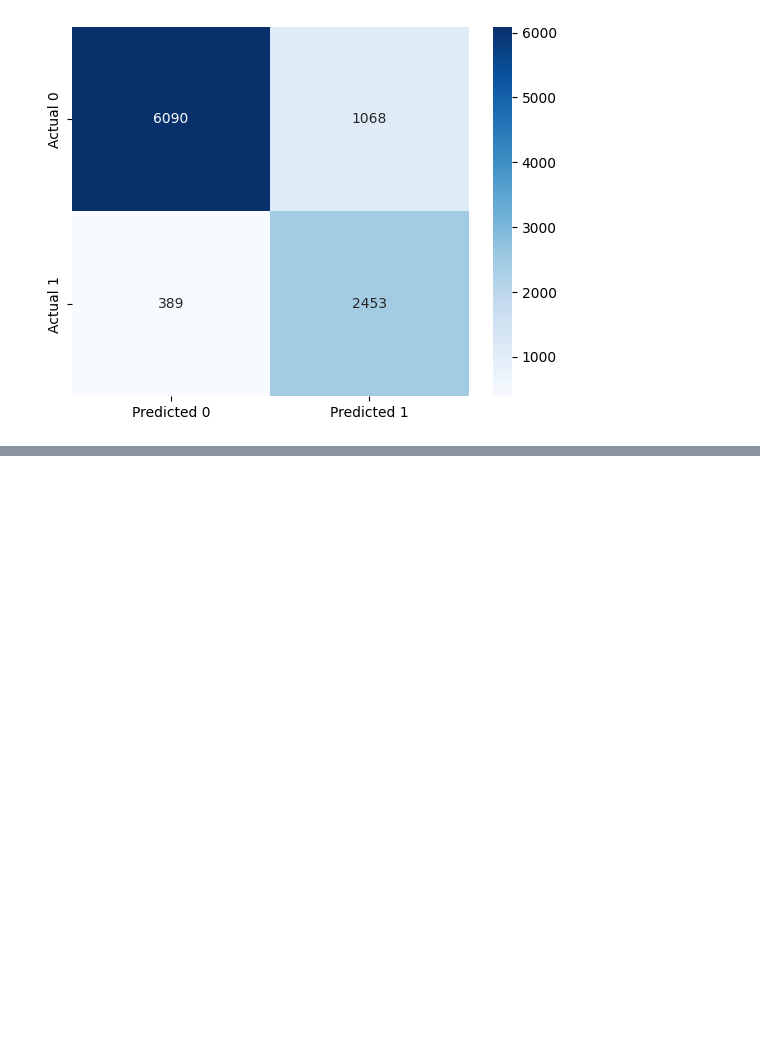
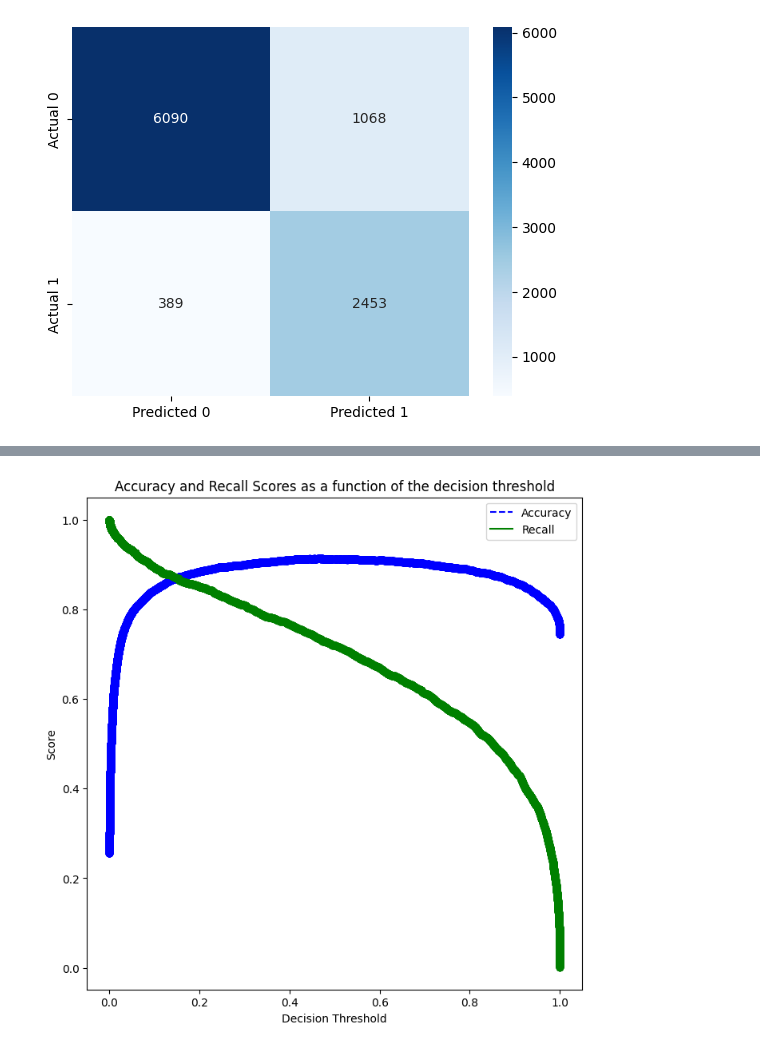
Before and after one commit to LinhNgaNguyen/STAT303-3-Project, a Jupyter notebook: Logistic_Regression.ipynb, the cells around one changed output, grey strips where cells are left out. Cells and saved outputs as stored; diff of their text form; code cells hidden in the pictures; blank space fills up the shorter version.

```diff
--- a/Logistic_Regression.ipynb
+++ b/Logistic_Regression.ipynb
@@ -294,0 +502,20 @@ Recall:  0.8631245601688952
+# %%
+tree = LogisticRegression(random_state=1, C = 68.66488450042998).fit(X_train, y_train)
+
+cross_val_ypred = cross_val_predict(LogisticRegression(random_state=1, C = 68.66488450042998), X_train,
+                                              y_train, cv = 5, method = 'predict_proba')
+
+metrics = pd.DataFrame()
+i = 0
+threshold_hyperparam = np.arange(0, 1.01, 0.001)
+
+for threshold in threshold_hyperparam:
+  predicted = cross_val_ypred[:, 1] > threshold
+  predicted = predicted.astype(int)
+
+  accuracy = accuracy_score(predicted, y_train)*100
+  metrics.loc[i, 'threshold'] = threshold
+  metrics.loc[i, 'accuracy'] = accuracy
+  metrics.loc[i, 'recall'] = recall_score(y_train, predicted)*100
+
+  i = i + 1
@@ -294,0 +550,30 @@ Recall:  0.8631245601688952
+# %%
+tree = LogisticRegression(random_state=1, C = 68.66488450042998).fit(X_train, y_train)
+
+
+tree.fit(X_train, y_train)
+
+p, r, thresholds = precision_recall_curve(y_train, cross_val_ypred[:,1])
+accuracy_list = []
+
+for t in thresholds:
+  y_pred_prob = tree.predict_proba(X_train)[:,1]
+  y_pred = y_pred_prob > t
+  y_pred = y_pred.astype(int)
+  accuracy = (accuracy_score(y_pred, y_train))
+  accuracy_list.append(accuracy)
+
+def plot_accuracy_recall_vs_threshold(accuracy, recalls, thresholds):
+  plt.figure(figsize=(8,8))
+  plt.title("Accuracy and Recall Scores as a function of the decision threshold")
+  plt.plot(thresholds, accuracy_list, "b--", label = "Accuracy")
+  plt.plot(thresholds, recalls[:-1], 'g-', label = "Recall")
+  plt.plot(thresholds, accuracy_list, 'o', color = 'blue')
+  plt.plot(thresholds, recalls[:-1], 'o', color = 'green')
+  plt.ylabel('Score')
+  plt.xlabel('Decision Threshold')
+  plt.legend(loc='best')
+  plt.legend()
+plot_accuracy_recall_vs_threshold(accuracy_list, r, thresholds)
+# %% [output]
+[figure, added]
```
Also changed, not shown: parts of 22 cells of this notebook.
